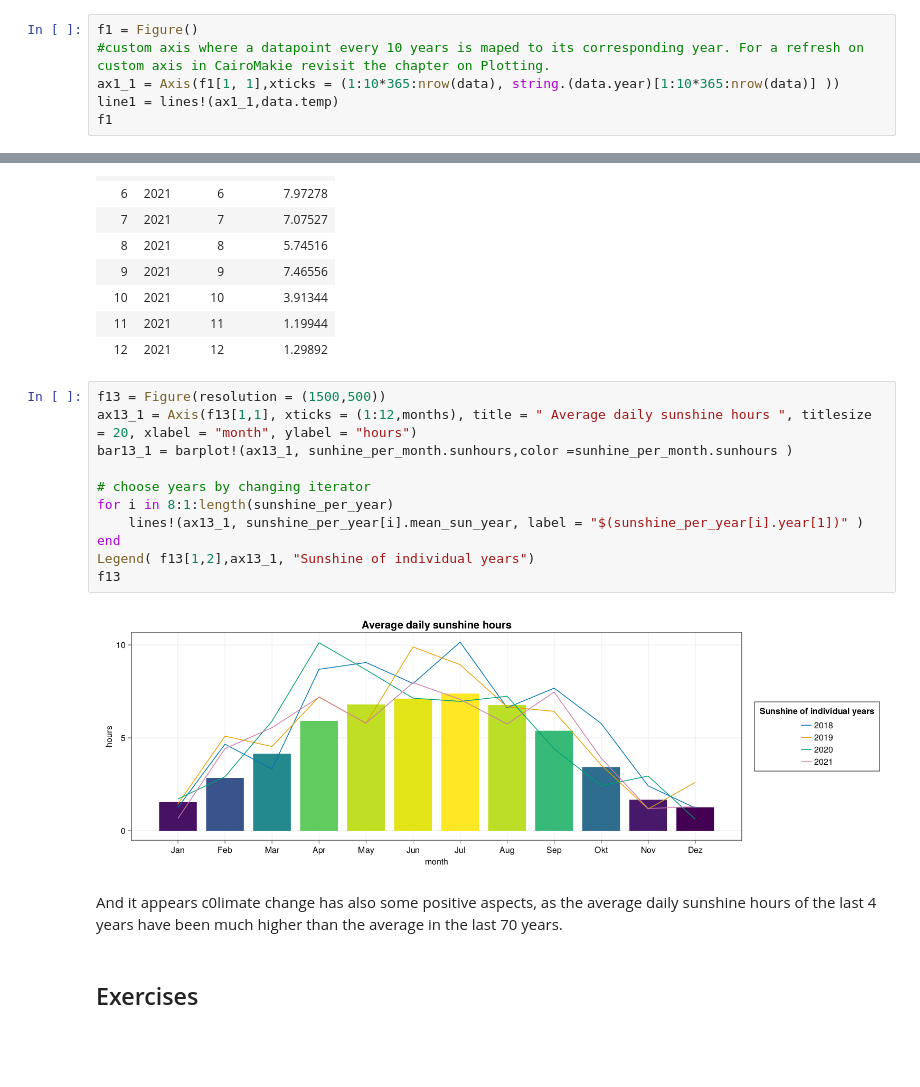
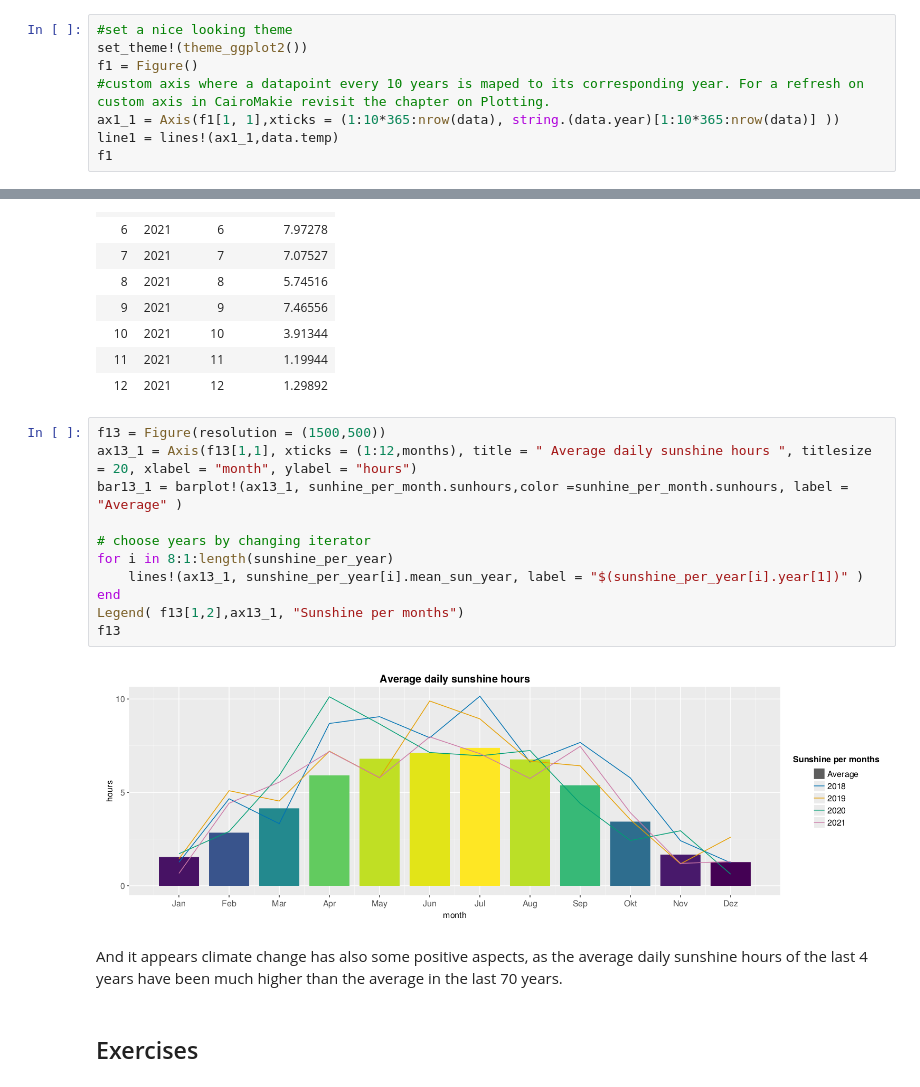
Before and after one commit to AndreasKuhn-ak/WS2022_Julia, a Jupyter notebook: Part_8_Data_Analysis/Julia_Data_Analysis.ipynb, the cells around one changed output, grey strips where cells are left out. Saved outputs shown, nothing was run; the diff lists cells and outputs as text; blank space fills up the shorter version.

```diff
--- a/Part_8_Data_Analysis/Julia_Data_Analysis.ipynb
+++ b/Part_8_Data_Analysis/Julia_Data_Analysis.ipynb
@@ -214,6 +220,8 @@ data = @subset(data,:monthday .!= "(2, 29)",:year .!= 2022)
 # %% [markdown]
 Now we can plot the average Temperatur on each day in Würzubrg since 1948 using `CairoMakie`. Each colum of `DataFrame` is a Vector, therefore we can use the access function `DataFrame.column` as a direct input in our plot.
 # %%
+#set a nice looking theme
+set_theme!(theme_ggplot2())
 f1 = Figure()
 #custom axis where a datapoint every 10 years is maped to its corresponding year. For a refresh on custom axis in CairoMakie revisit the chapter on Plotting.
 ax1_1 = Axis(f1[1, 1],xticks = (1:10*365:nrow(data), string.(data.year)[1:10*365:nrow(data)] ))
@@ -697,18 +711,18 @@ Last Group (12 rows): year = 2021
 # %%
 f13 = Figure(resolution = (1500,500))
 ax13_1 = Axis(f13[1,1], xticks = (1:12,months), title = " Average daily sunshine hours ", titlesize = 20, xlabel = "month", ylabel = "hours")
-bar13_1 = barplot!(ax13_1, sunhine_per_month.sunhours,color =sunhine_per_month.sunhours )
+bar13_1 = barplot!(ax13_1, sunhine_per_month.sunhours,color =sunhine_per_month.sunhours, label = "Average" )
 
 # choose years by changing iterator
 for i in 8:1:length(sunshine_per_year)
     lines!(ax13_1, sunshine_per_year[i].mean_sun_year, label = "$(sunshine_per_year[i].year[1])" )
 end
-Legend( f13[1,2],ax13_1, "Sunshine of individual years")
+Legend( f13[1,2],ax13_1, "Sunshine per months")
 f13
 # %% [output]
-[figure, old version]
+[figure, new version]
 # %% [markdown]
-And it appears c0limate change has also some positive aspects, as the average daily sunshine hours of the last 4 years have been much higher than the average in the last 70 years.
+And it appears climate change has also some positive aspects, as the average daily sunshine hours of the last 4 years have been much higher than the average in the last 70 years.
 # %% [markdown]
 ## Exercises
 # %% [markdown]
```
Also changed, not shown: parts of 41 cells of this notebook, 27 other files.
